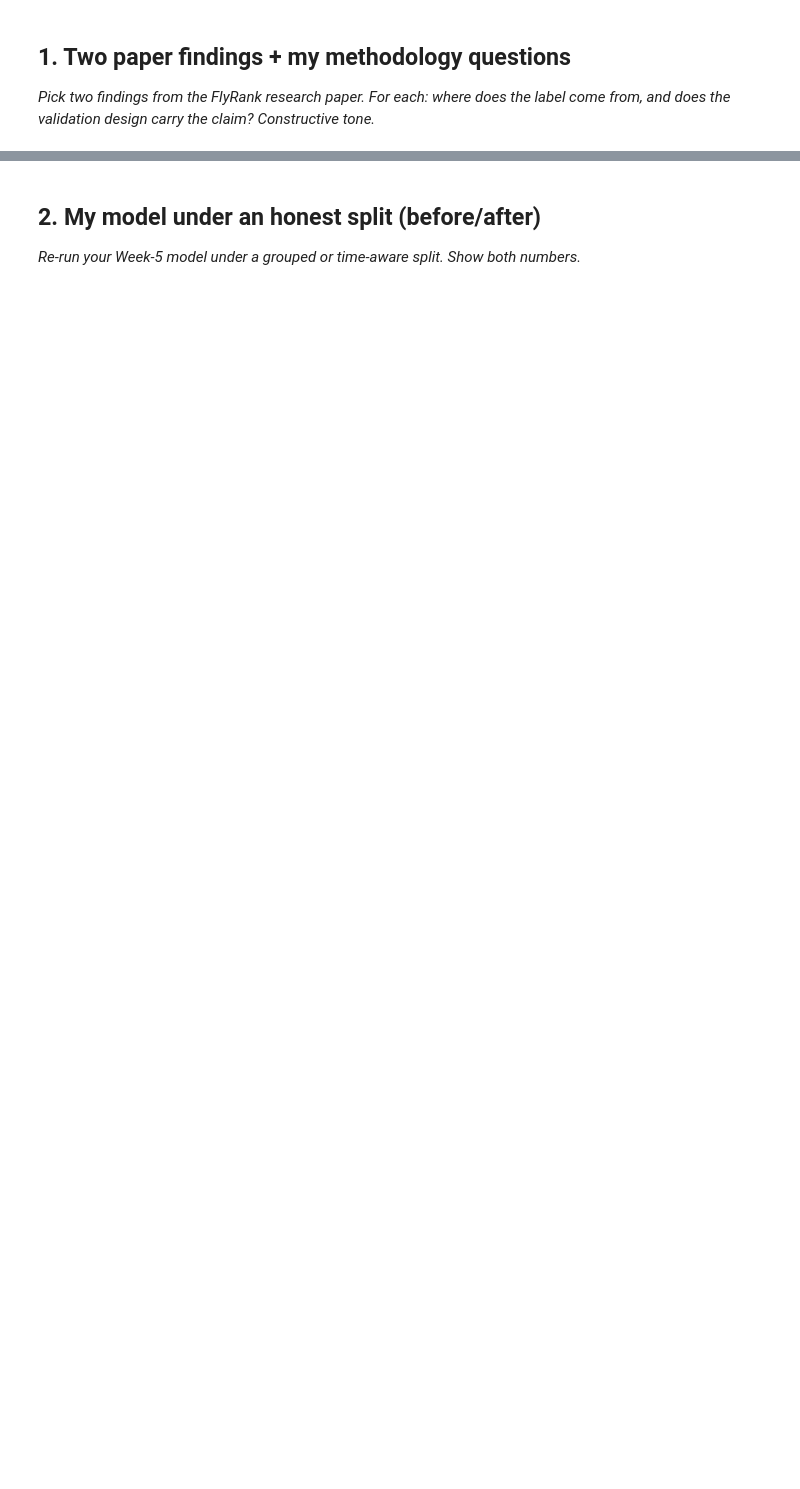
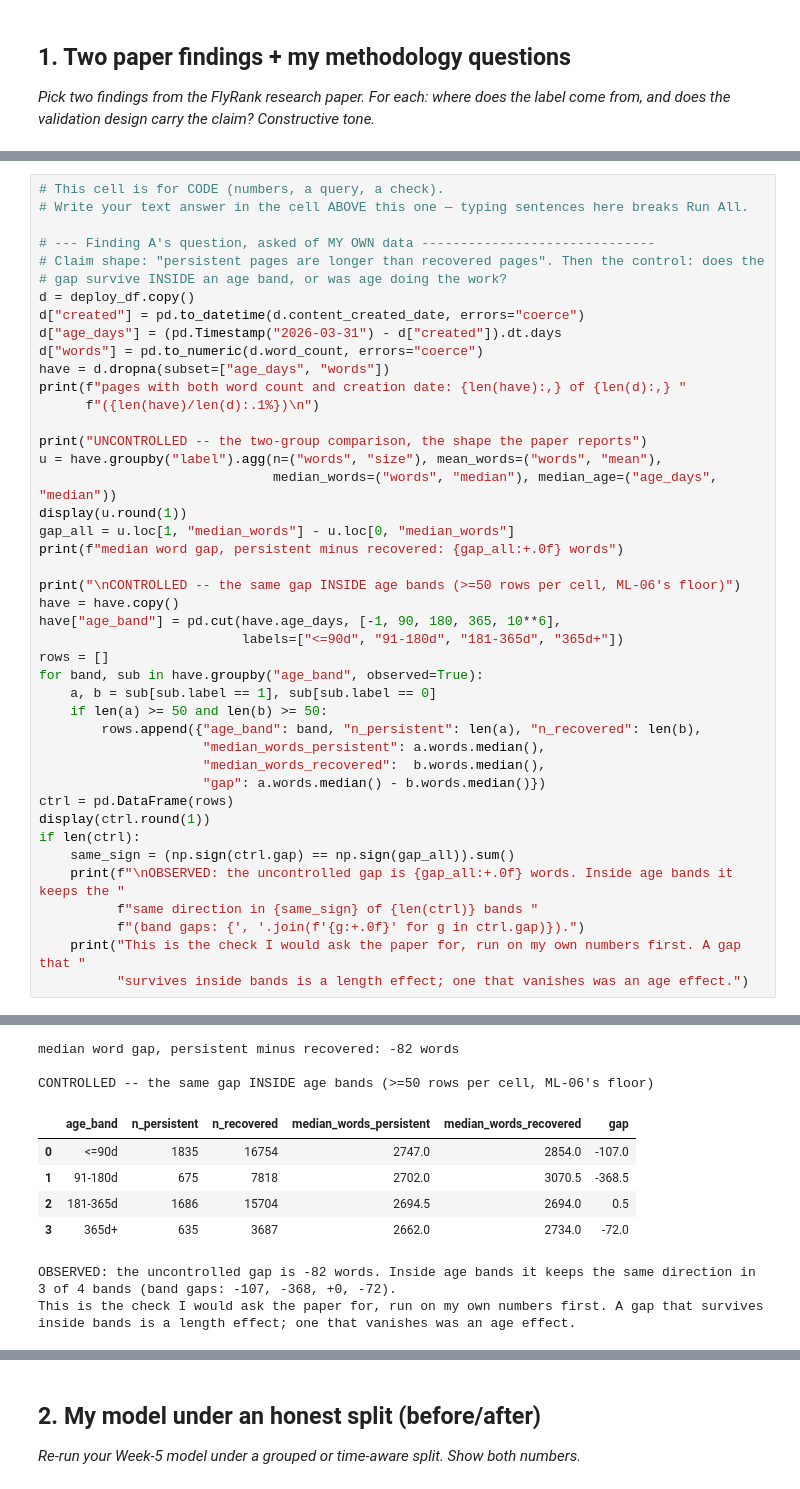
Before and after one commit to widadfatimakhan/flyrank-internship-ml, a Jupyter notebook: work/notebooks/w06_validation_audit.ipynb, the cells around one changed output, grey strips where cells are left out. Saved outputs shown, nothing was run; the diff lists cells and outputs as text; blank space fills up the shorter version.

```diff
--- a/work/notebooks/w06_validation_audit.ipynb
+++ b/work/notebooks/w06_validation_audit.ipynb
@@ -15,0 +276,44 @@ This skeleton is yours to fill. Work the sections **in order** — each one has
+# %%
+# This cell is for CODE (numbers, a query, a check).
+# Write your text answer in the cell ABOVE this one — typing sentences here breaks Run All.
+
+# --- Finding A's question, asked of MY OWN data ------------------------------
+# Claim shape: "persistent pages are longer than recovered pages". Then the control: does the
+# gap survive INSIDE an age band, or was age doing the work?
+d = deploy_df.copy()
+d["created"] = pd.to_datetime(d.content_created_date, errors="coerce")
+d["age_days"] = (pd.Timestamp("2026-03-31") - d["created"]).dt.days
+d["words"] = pd.to_numeric(d.word_count, errors="coerce")
+have = d.dropna(subset=["age_days", "words"])
+print(f"pages with both word count and creation date: {len(have):,} of {len(d):,} "
+      f"({len(have)/len(d):.1%})\n")
+
+print("UNCONTROLLED -- the two-group comparison, the shape the paper reports")
+u = have.groupby("label").agg(n=("words", "size"), mean_words=("words", "mean"),
+                              median_words=("words", "median"), median_age=("age_days", "median"))
+display(u.round(1))
+gap_all = u.loc[1, "median_words"] - u.loc[0, "median_words"]
+print(f"median word gap, persistent minus recovered: {gap_all:+.0f} words")
+
+print("\nCONTROLLED -- the same gap INSIDE age bands (>=50 rows per cell, ML-06's floor)")
+have = have.copy()
+have["age_band"] = pd.cut(have.age_days, [-1, 90, 180, 365, 10**6],
+                          labels=["<=90d", "91-180d", "181-365d", "365d+"])
+rows = []
+for band, sub in have.groupby("age_band", observed=True):
+    a, b = sub[sub.label == 1], sub[sub.label == 0]
+    if len(a) >= 50 and len(b) >= 50:
+        rows.append({"age_band": band, "n_persistent": len(a), "n_recovered": len(b),
+                     "median_words_persistent": a.words.median(),
+                     "median_words_recovered":  b.words.median(),
+                     "gap": a.words.median() - b.words.median()})
+ctrl = pd.DataFrame(rows)
+display(ctrl.round(1))
+if len(ctrl):
+    same_sign = (np.sign(ctrl.gap) == np.sign(gap_all)).sum()
+    print(f"\nOBSERVED: the uncontrolled gap is {gap_all:+.0f} words. Inside age bands it keeps the "
+          f"same direction in {same_sign} of {len(ctrl)} bands "
+          f"(band gaps: {', '.join(f'{g:+.0f}' for g in ctrl.gap)}).")
+    print("This is the check I would ask the paper for, run on my own numbers first. A gap that "
+          "survives inside bands is a length effect; one that vanishes was an age effect.")
+# %% [output]
@@ -15,0 +327,10 @@ This skeleton is yours to fill. Work the sections **in order** — each one has
+median word gap, persistent minus recovered: -82 words
+
+CONTROLLED -- the same gap INSIDE age bands (>=50 rows per cell, ML-06's floor)
+|  | age_band | n_persistent | n_recovered | median_words_persistent | median_words_recovered | gap |
+| 0 | <=90d | 1835 | 16754 | 2747.0 | 2854.0 | -107.0 |
+| 1 | 91-180d | 675 | 7818 | 2702.0 | 3070.5 | -368.5 |
+| 2 | 181-365d | 1686 | 15704 | 2694.5 | 2694.0 | 0.5 |
+| 3 | 365d+ | 635 | 3687 | 2662.0 | 2734.0 | -72.0 |
+OBSERVED: the uncontrolled gap is -82 words. Inside age bands it keeps the same direction in 3 of 4 bands (band gaps: -107, -368, +0, -72).
+This is the check I would ask the paper for, run on my own numbers first. A gap that survives inside bands is a length effect; one that vanishes was an age effect.
```
Also changed, not shown: parts of 27 cells of this notebook.
